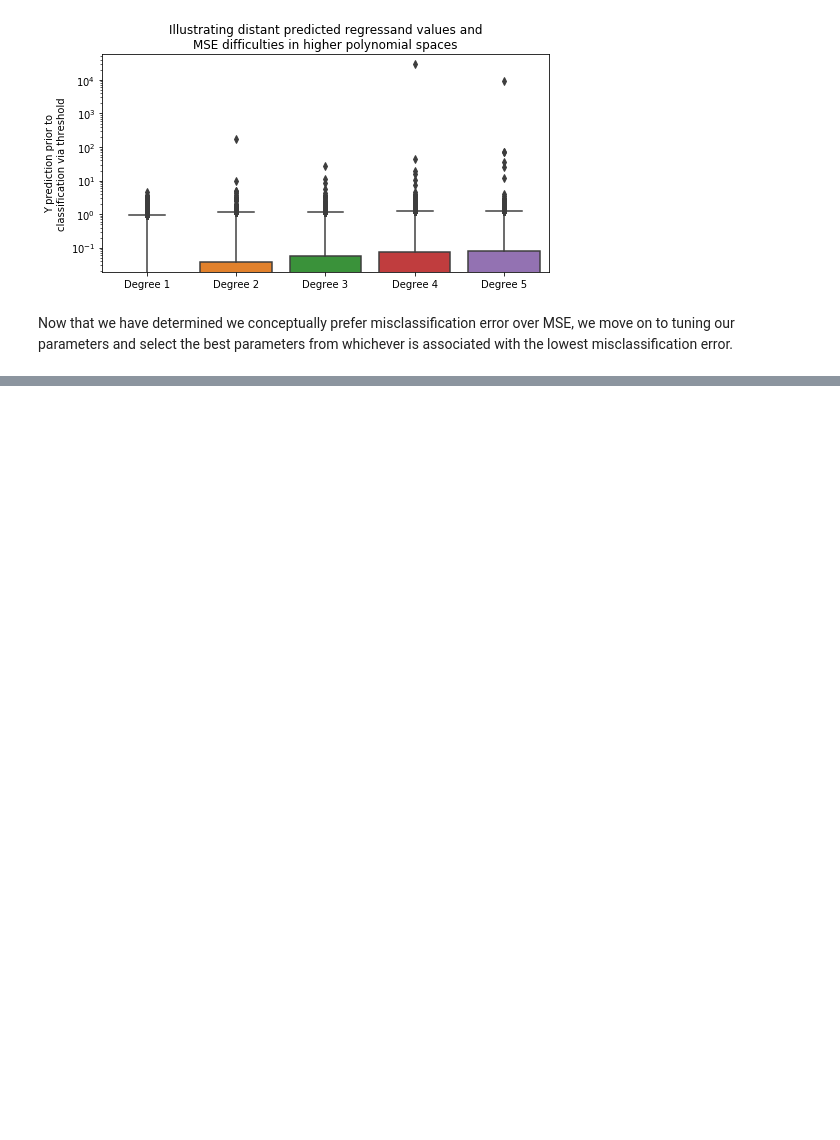
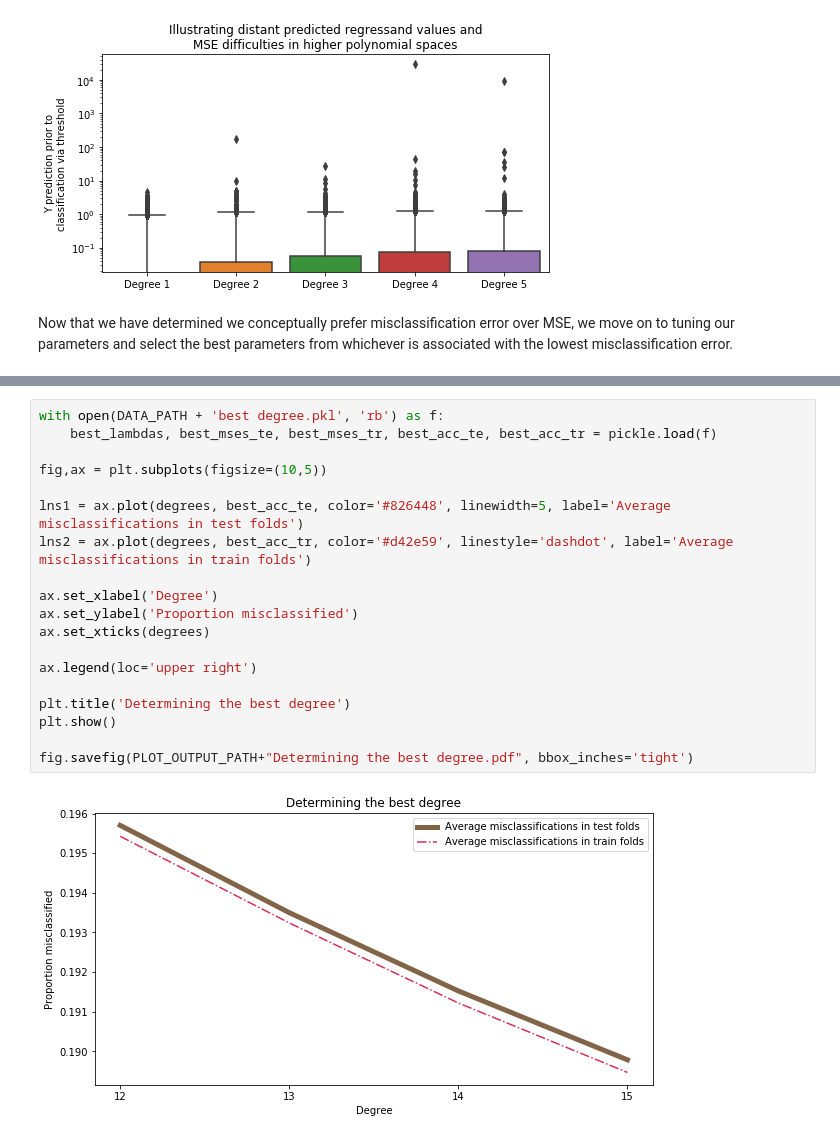
Before and after one commit to KamranSattary/ML-CS-433-Project-1, a Jupyter notebook: src/Visualising Ridge Tuning.ipynb, the cells around one changed output, grey strips where cells are left out. Saved outputs shown, nothing was run; the diff lists cells and outputs as text; blank space fills up the shorter version.

Commit message:
notebook has all content, need to fix singular matrix issue for previously accepted lambdas and clean up end

```diff
--- a/src/Visualising Ridge Tuning.ipynb
+++ b/src/Visualising Ridge Tuning.ipynb
@@ -160,0 +223,21 @@ Now that we have determined we conceptually prefer misclassification error over
+# %%
+with open(DATA_PATH + 'best degree.pkl', 'rb') as f:
+    best_lambdas, best_mses_te, best_mses_tr, best_acc_te, best_acc_tr = pickle.load(f)
+
+fig,ax = plt.subplots(figsize=(10,5))
+
+lns1 = ax.plot(degrees, best_acc_te, color='#826448', linewidth=5, label='Average misclassifications in test folds')
+lns2 = ax.plot(degrees, best_acc_tr, color='#d42e59', linestyle='dashdot', label='Average misclassifications in train folds')
+
+ax.set_xlabel('Degree')
+ax.set_ylabel('Proportion misclassified')
+ax.set_xticks(degrees)
+
+ax.legend(loc='upper right')
+
+plt.title('Determining the best degree')
+plt.show()
+
+fig.savefig(PLOT_OUTPUT_PATH+"Determining the best degree.pdf", bbox_inches='tight')
+# %% [output]
+[figure, added]
```
Also changed, not shown: parts of 10 cells of this notebook, 4 other files.
